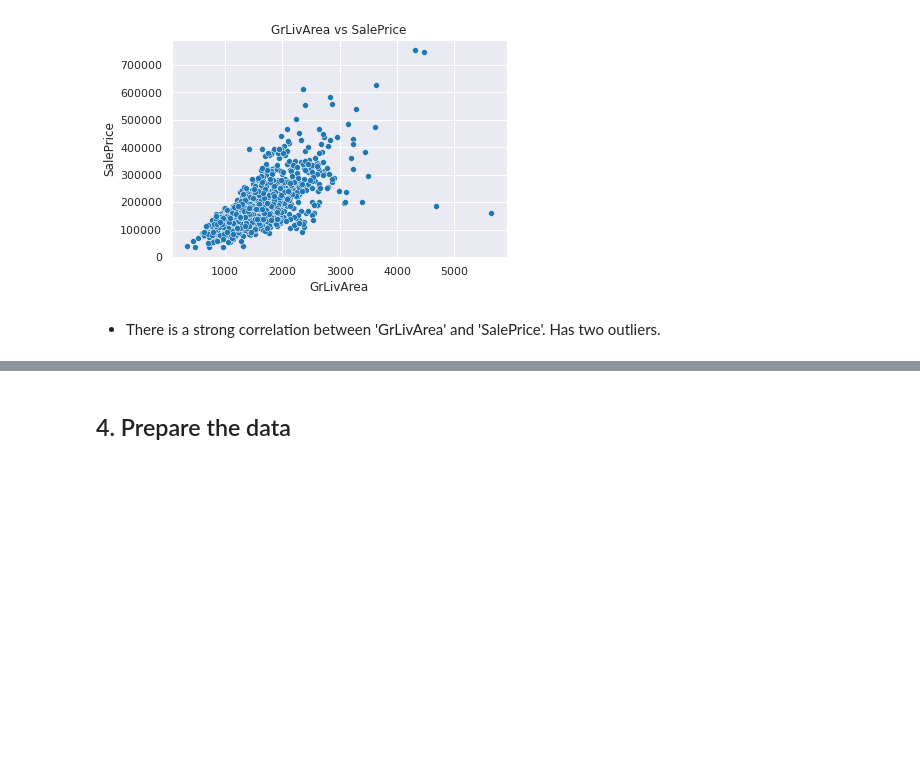
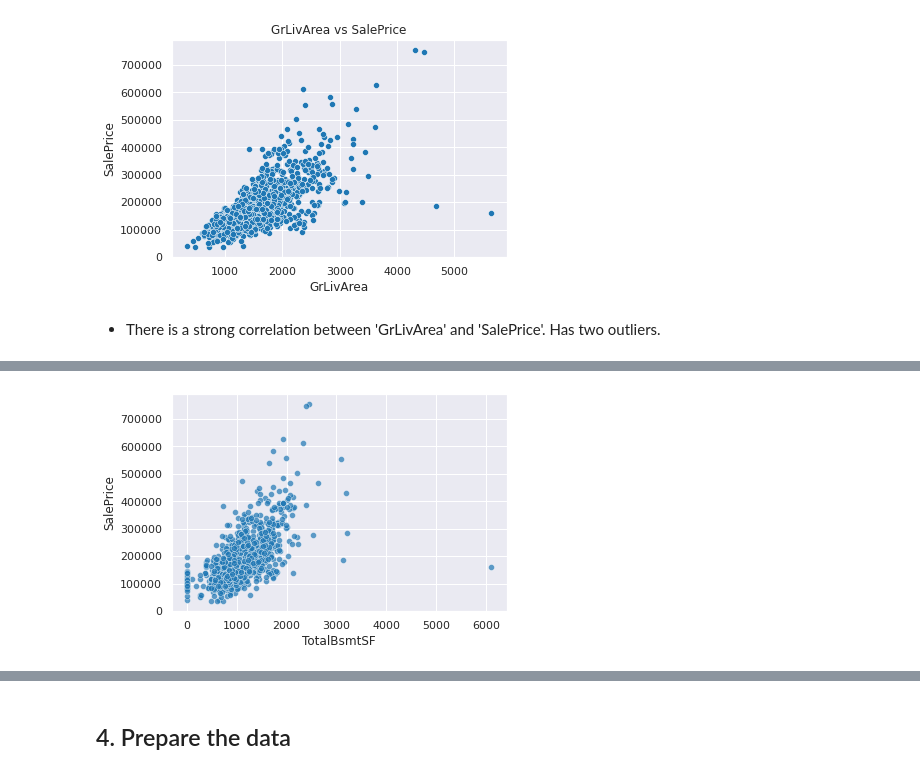
Before and after one commit to adriancervero/kaggle, a Jupyter notebook: house-prices/house-prices.ipynb, the cells around one changed output, grey strips where cells are left out. Cells and saved outputs as stored; diff of their text form; code cells hidden in the pictures; blank space fills up the shorter version.

```diff
--- a/house-prices/house-prices.ipynb
+++ b/house-prices/house-prices.ipynb
@@ -207,0 +261,4 @@ plt.title('GrLivArea vs SalePrice');
+# %%
+sns.scatterplot(x='TotalBsmtSF', y='SalePrice', data=train, alpha=0.7);
+# %% [output]
+[figure, added]
```
Also changed, not shown: parts of 36 cells of this notebook.
